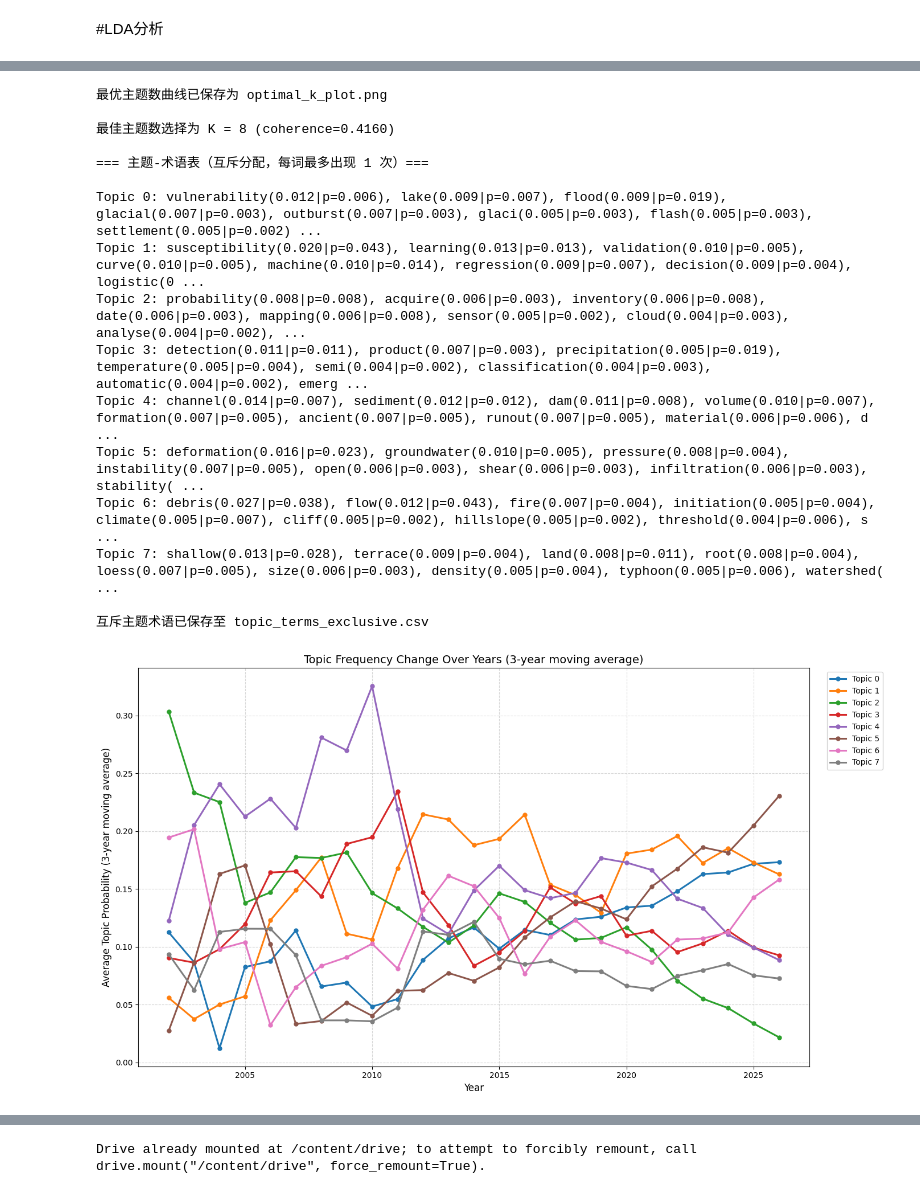
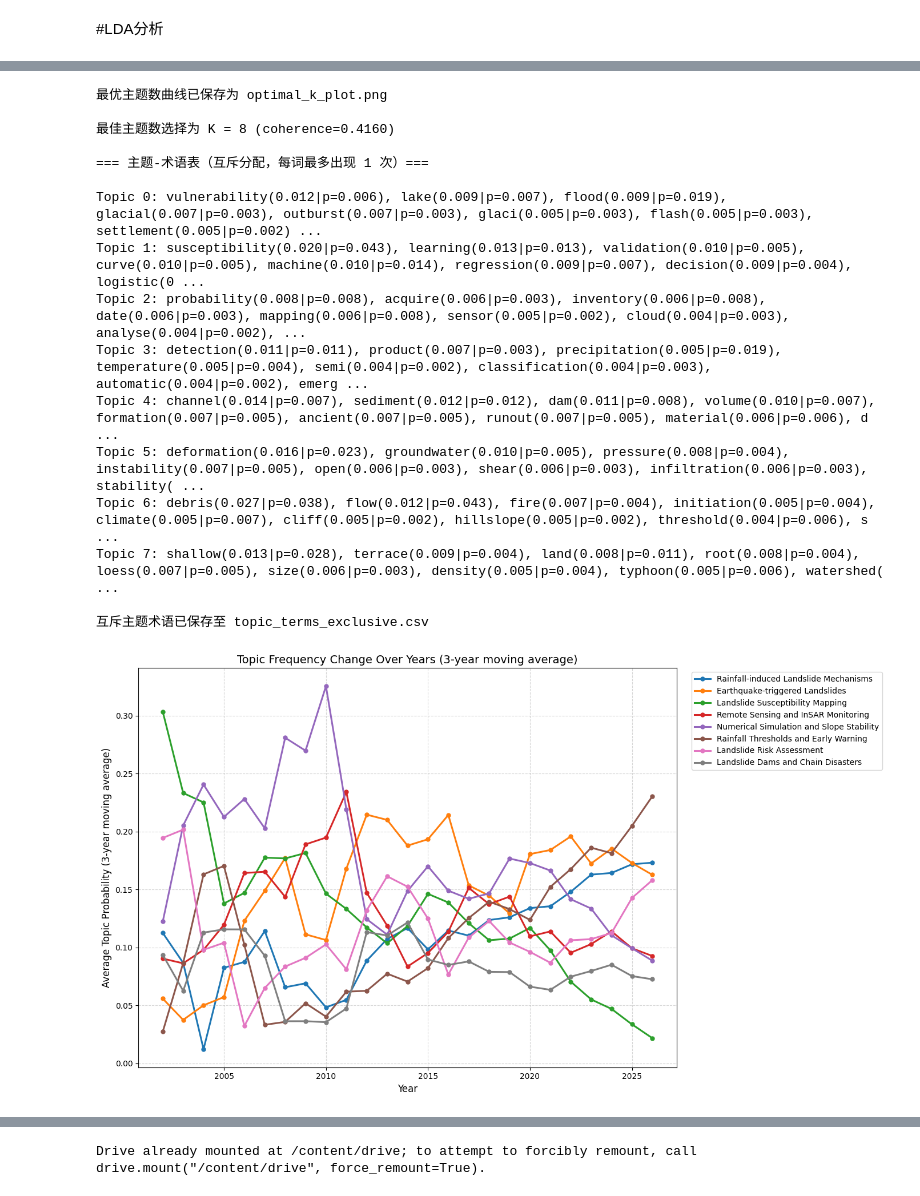
Before and after one commit to Young-yrx/review, a Jupyter notebook: Untitled.ipynb, the cells around one changed output, grey strips where cells are left out. Cells and saved outputs as stored; diff of their text form; code cells hidden in the pictures.

```diff
--- a/Untitled.ipynb
+++ b/Untitled.ipynb
@@ -1536,6 +1549,7 @@ from gensim.models import LdaMulticore, LdaModel, CoherenceModel
 from gensim.matutils import Sparse2Corpus
 import warnings
 import os
+from sklearn.manifold import MDS
 import logging
 
 # 设置日志级别，屏蔽 gensim 的过多输出
@@ -1768,7 +1782,7 @@ def get_topic_terms_exclusive(lda_model, dictionary, topn=10, max_topic_per_word
 
 
 def plot_topic_trends(df, lda_model, corpus, dictionary, num_topics=None,
-                      window=3, smooth_only=True):
+                      window=3, smooth_only=True, topic_names=None):
     """
     计算每年每个主题的平均概率，并绘制趋势图（含3年滑动平均）。
 
@@ -1818,15 +1832,16 @@ def plot_topic_trends(df, lda_model, corpus, dictionary, num_topics=None,
     cmap = plt.cm.tab10
     for i in range(num_topics):
         color = cmap(i % 10)
+        # 获取自定义名称，如果没有则用默认 Topic i
+        custom_label = topic_names[i] if topic_names and i in topic_names else f'Topic {i}'
+
         if not smooth_only:
-            # 淡色原始曲线 + 半透明
             plt.plot(df_trend['Year'], df_trend[f'T{i}'],
                      color=color, alpha=0.25, linewidth=1,
                      marker='o', markersize=3)
-        # 加粗平滑曲线
         plt.plot(df_smooth['Year'], df_smooth[f'T{i}'],
                  color=color, linewidth=2.2, marker='o', markersize=5,
-                 label=f'Topic {i}')
+                 label=custom_label) # 使用自定义名称
 
     plt.xlabel('Year', fontsize=12)
     plt.ylabel('Average Topic Probability (3-year moving average)', fontsize=12)
@@ -1845,35 +1860,54 @@ def plot_topic_trends(df, lda_model, corpus, dictionary, num_topics=None,
     return df_trend, df_smooth
 
 
-def export_vosviewer_network(lda_model, dictionary, threshold=0.3, filename='topic_network.net'):
+def export_vosviewer_network(lda_model, dictionary, threshold=0.0, filename='topic_network.net'):
     """
-    基于主题-词项概率向量，计算主题间余弦相似度，生成 VOSviewer 网络文件。
+    生成符合 VOSviewer 规范的文件：纯制表符分隔，无任何头部信息。
     """
     num_topics = lda_model.num_topics
-    # 获取主题-词项矩阵 (topics x vocab)
-    topic_matrix = lda_model.get_topics()  # shape (num_topics, vocab_size)
-    # 归一化
+    topic_matrix = lda_model.get_topics()
     normed = topic_matrix / np.linalg.norm(topic_matrix, axis=1, keepdims=True)
-    sim_matrix = np.dot(normed, normed.T)  # 余弦相似度
+    sim_matrix = np.dot(normed, normed.T)
 
-    # 写入 .net 文件
-    with open(filename, 'w') as f:
-        f.write("*Vertices {}\n".format(num_topics))
+    with open(filename, 'w', encoding='utf-8') as f:
+        # 不写任何表头，直接写入数据
         for i in range(num_topics):
-            f.write('{} "Topic {}"\n'.format(i+1, i))
-        f.write("*Edges\n")
-        for i in range(num_topics):
-            for j in range(i+1, num_topics):
+            for j in range(i + 1, num_topics):
                 sim = sim_matrix[i, j]
                 if sim > threshold:
-                    f.write("{} {} {:.4f}\n".format(i+1, j+1, sim))
-    print(f"VOSviewer 网络文件已保存为 {filename}")
-    # 同时保存相似度矩阵供参考
-    sim_df = pd.DataFrame(sim_matrix, index=[f'T{i}' for i in range(num_topics)],
-                          columns=[f'T{i}' for i in range(num_topics)])
-    sim_df.to_csv('topic_similarity_matrix.csv')
-    print("主题相似度矩阵已保存为 topic_similarity_matrix.csv")
+                    # 使用 \t 制表符，VOSviewer 才能正确识别列
+                    f.write(f"{i + 1}\t{j + 1}\t{sim:.6f}\n")
+    print(f"VOSviewer 网络文件已保存为 {filename}（纯数据格式）")
 
+def export_vosviewer_map_mds(lda_model, num_topics, filename='topic_map.txt', topic_names=None):
+    """
+    使用 MDS 根据主题相似度矩阵计算二维坐标，生成 VOSviewer Map 文件。
+    Map 文件必须包含 id、label、x、y 四列，否则 VOSviewer 会报错。
+    """
+    # 获取主题-词项矩阵并计算余弦相似度
+    topic_matrix = lda_model.get_topics()
+    normed = topic_matrix / np.linalg.norm(topic_matrix, axis=1, keepdims=True)
+    sim_matrix = np.dot(normed, normed.T)
+
+    # 将相似度转换为距离（1 - 相似度）
+    dist_matrix = 1 - sim_matrix
+
+    # 使用 MDS 降维到二维
+    mds = MDS(n_components=2, dissimilarity='precomputed', random_state=42)
+    coords = mds.fit_transform(dist_matrix)
+
+    # 可选：将坐标放大一些，避免在 VOSviewer 中挤在一起
+    coords = coords * 10
+
+    # 写入 VOSviewer Map 文件（制表符分隔，必须包含 x 和 y 列）
+    with open(filename, 'w', encoding='utf-8') as f:
+        f.write("id\tlabel\tx\ty\n")  # 表头
+        for i in range(num_topics):
+            # 获取自定义名称
+            custom_label = topic_names[i] if topic_names and i in topic_names else f"Topic {i}"
+            # 注意：VOSviewer 标签中最好不要包含制表符，空格是可以的
+            f.write(f"{i + 1}\t{custom_label}\t{coords[i, 0]:.6f}\t{coords[i, 1]:.6f}\n")
+    print(f"VOSviewer Map 文件已保存为 {filename}")
 
 def main():
     np.random.seed(42)
@@ -1894,7 +1928,16 @@ def main():
     best_k = start_k + np.argmax(coh_scores)
     print(f"\n最佳主题数选择为 K = {best_k} (coherence={max(coh_scores):.4f})")
     lda_best = models[best_k]
-
+    topic_names = {
+        0: "Rainfall-induced Landslide Mechanisms",
+        1: "Earthquake-triggered Landslides",
+        2: "Landslide Susceptibility Mapping",
+        3: "Remote Sensing and InSAR Monitoring",
+        4: "Numerical Simulation and Slope Stability",
+        5: "Rainfall Thresholds and Early Warning",
+        6: "Landslide Risk Assessment",
+        7: "Landslide Dams and Chain Disasters"
+    }
     # 4. 输出主题-术语表
     topic_terms = get_topic_terms_exclusive(
         lda_best, dictionary,
@@ -1906,12 +1949,20 @@ def main():
     df_trend, df_smooth = plot_topic_trends(
         df, lda_best, corpus, dictionary,
         num_topics=best_k,
-        window=3,           # 3年滑动平均
-        smooth_only=True    # 只显示平滑曲线；想同时显示原始曲线改成 False
+        window=3,
+        smooth_only=True,
+        topic_names=topic_names  # <--- 传入命名
     )
 
-    # 6. 导出 VOSviewer 网络文件
-    export_vosviewer_network(lda_best, dictionary, threshold=0.3, filename='topic_network.net')
+        # 6. 导出 VOSviewer 网络文件
+    export_vosviewer_network(lda_best, dictionary, threshold=0.0, filename='topic_network.net')
+
+    # 同时导出 VOSviewer Map 文件（包含 X、Y 坐标）
+    export_vosviewer_map_mds(
+        lda_best, best_k,
+        filename='topic_map.txt',
+        topic_names=topic_names  # <--- 传入命名
+    )
 
     print("\n分析完成！所有输出文件均已生成。")
 
@@ -1925,33 +1976,33 @@ if __name__ == "__main__":
 K=2   Coherence=0.3531   Perplexity=-6.9238
 训练 LDA K=3 ...
 K=3   Coherence=0.3512   Perplexity=-6.9104
 训练 LDA K=4 ...
 K=4   Coherence=0.3736   Perplexity=-6.9040
 训练 LDA K=5 ...
 K=5   Coherence=0.3747   Perplexity=-6.9032
 训练 LDA K=6 ...
 ... (15 lines left out)
 训练 LDA K=14 ...
 K=14   Coherence=0.3926   Perplexity=-6.9265
 训练 LDA K=15 ...
 K=15   Coherence=0.3845   Perplexity=-6.9329
 [figure]
 最优主题数曲线已保存为 optimal_k_plot.png
 
 最佳主题数选择为 K = 8 (coherence=0.4160)
 
 === 主题-术语表（互斥分配，每词最多出现 1 次）===
 
 Topic 0: vulnerability(0.012|p=0.006), lake(0.009|p=0.007), flood(0.009|p=0.019), glacial(0.007|p=0.003), outburst(0.007|p=0.003), glaci(0.005|p=0.003), flash(0.005|p=0.003), settlement(0.005|p=0.002) ...
 Topic 1: susceptibility(0.020|p=0.043), learning(0.013|p=0.013), validation(0.010|p=0.005), curve(0.010|p=0.005), machine(0.010|p=0.014), regression(0.009|p=0.007), decision(0.009|p=0.004), logistic(0 ...
 Topic 2: probability(0.008|p=0.008), acquire(0.006|p=0.003), inventory(0.006|p=0.008), date(0.006|p=0.003), mapping(0.006|p=0.008), sensor(0.005|p=0.002), cloud(0.004|p=0.003), analyse(0.004|p=0.002), ...
 Topic 3: detection(0.011|p=0.011), product(0.007|p=0.003), precipitation(0.005|p=0.019), temperature(0.005|p=0.004), semi(0.004|p=0.002), classification(0.004|p=0.003), automatic(0.004|p=0.002), emerg ...
 Topic 4: channel(0.014|p=0.007), sediment(0.012|p=0.012), dam(0.011|p=0.008), volume(0.010|p=0.007), formation(0.007|p=0.005), ancient(0.007|p=0.005), runout(0.007|p=0.005), material(0.006|p=0.006), d ...
 Topic 5: deformation(0.016|p=0.023), groundwater(0.010|p=0.005), pressure(0.008|p=0.004), instability(0.007|p=0.005), open(0.006|p=0.003), shear(0.006|p=0.003), infiltration(0.006|p=0.003), stability( ...
 Topic 6: debris(0.027|p=0.038), flow(0.012|p=0.043), fire(0.007|p=0.004), initiation(0.005|p=0.004), climate(0.005|p=0.007), cliff(0.005|p=0.002), hillslope(0.005|p=0.002), threshold(0.004|p=0.006), s ...
 Topic 7: shallow(0.013|p=0.028), terrace(0.009|p=0.004), land(0.008|p=0.011), root(0.008|p=0.004), loess(0.007|p=0.005), size(0.006|p=0.003), density(0.005|p=0.004), typhoon(0.005|p=0.006), watershed( ...
 
 互斥主题术语已保存至 topic_terms_exclusive.csv
-[figure, old version]
+[figure, new version]
 主题趋势图（3年滑动平均）已保存为 topic_trends_smooth.png
 平滑后的趋势数据已保存为 topic_trends_smooth.csv
```
Also changed, not shown: parts of 4 cells of this notebook.
